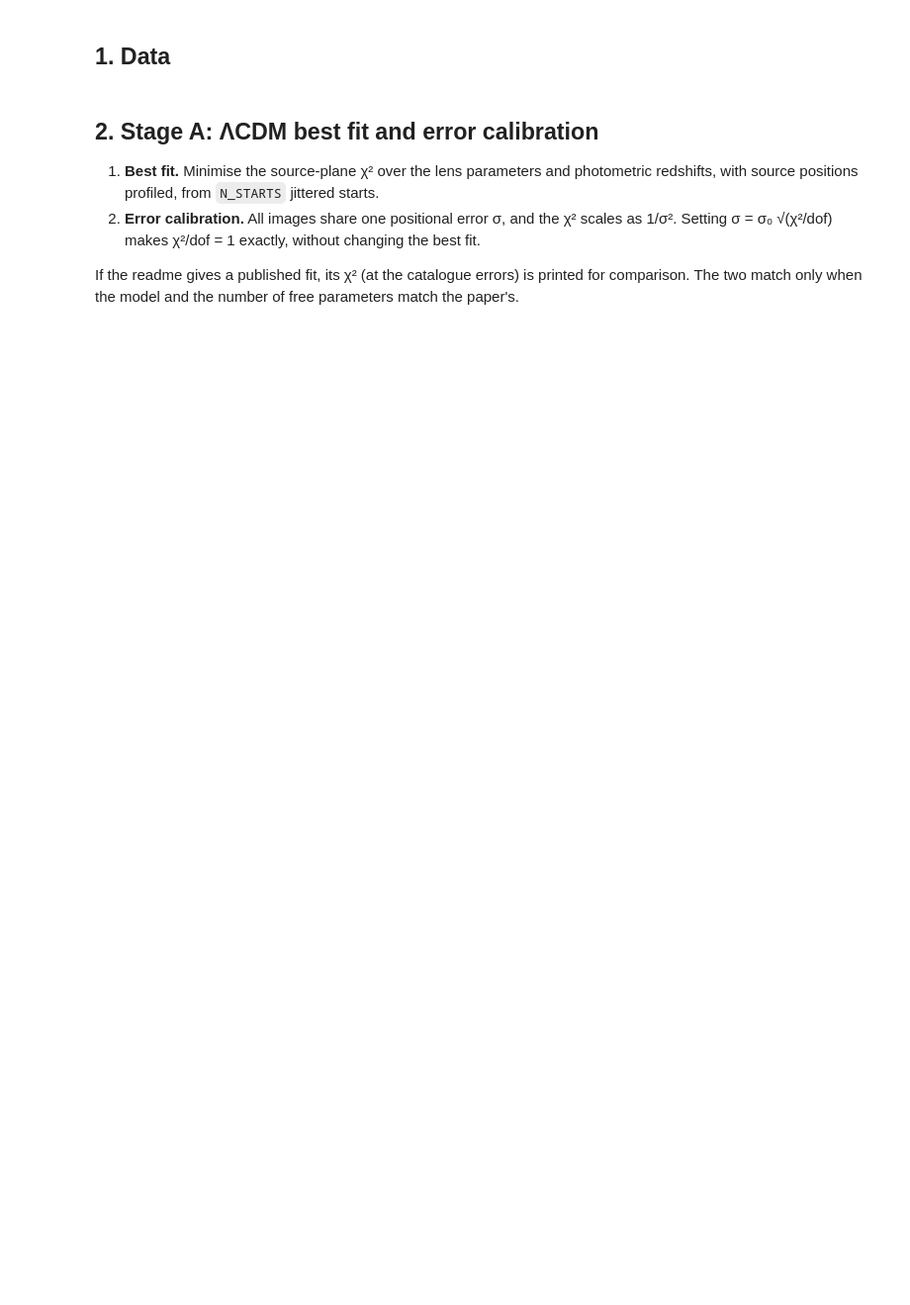
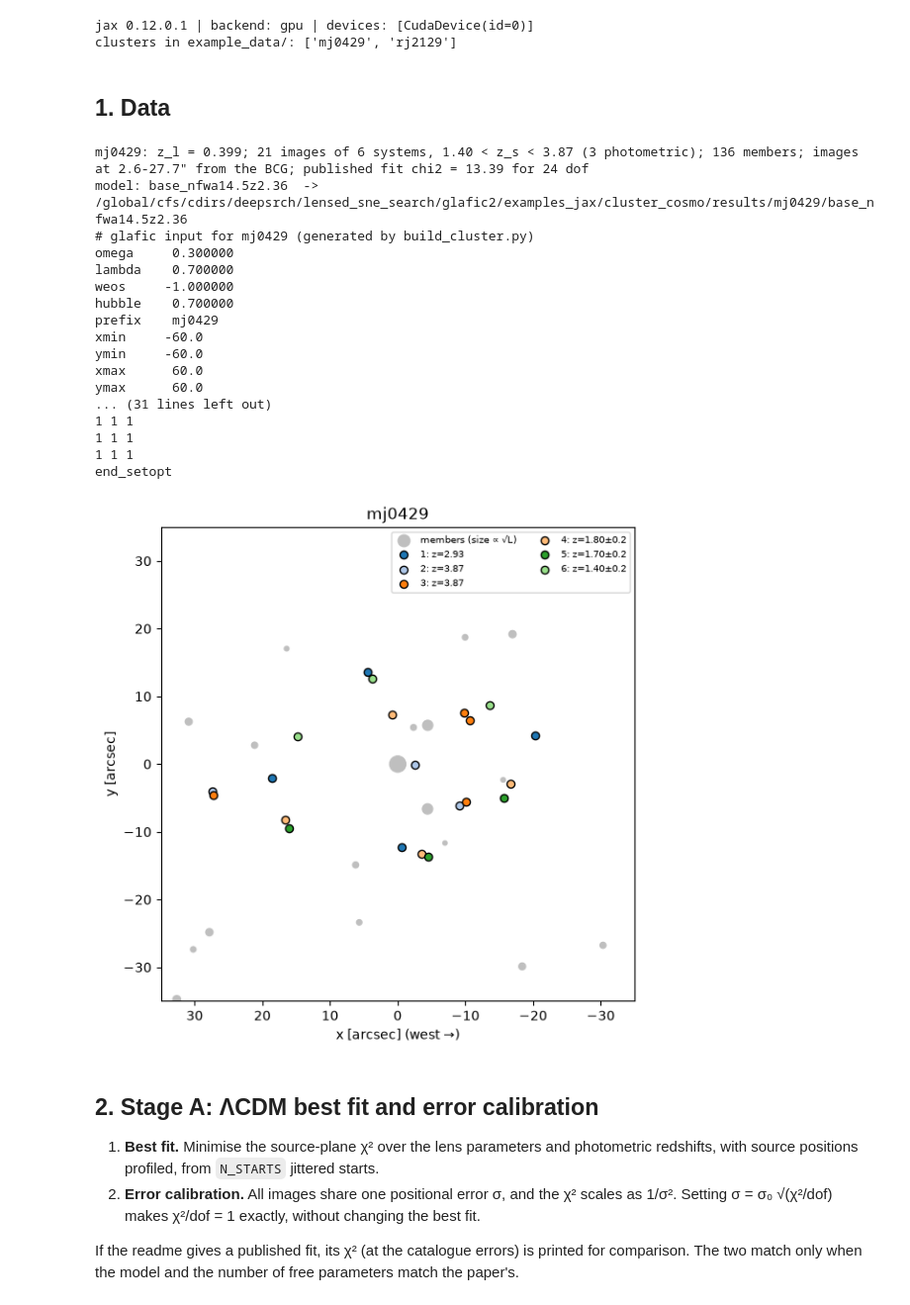
Before and after one commit to williyamshoe/glafic2, a Jupyter notebook: examples_jax/cluster_cosmo/cluster_cosmo_hmc.ipynb, the cells around one changed output. Shown at 99% size. Cells and saved outputs as stored; diff of their text form; code cells hidden in the pictures; blank space fills up the shorter version.

```diff
--- a/examples_jax/cluster_cosmo/cluster_cosmo_hmc.ipynb
+++ b/examples_jax/cluster_cosmo/cluster_cosmo_hmc.ipynb
@@ -89,12 +93,14 @@ print("jax", jax.__version__, "| backend:", jax.default_backend(), "| devices:",
 print("clusters in example_data/:", build.available())
 
 # ---------------- configuration ----------------
-CLUSTER = os.environ.get("GLAFIC_CLUSTER", "rj2129")   # folder name in example_data/
+CLUSTER = os.environ.get("GLAFIC_CLUSTER", "mj0429")   # folder name in example_data/  rj2129
 CLUSTER_MODEL = {                 # per-cluster additions to the base recipe
     "rj2129": dict(mpoles=[(3, 2)]),       # m = 3 needed to form images 3.2/3.3
+    "mj0429": dict(shear=False),           # γ_ext = 0.012 ± 0.012: free shear only adds an unconstrained angle
 }
 MPOLES = CLUSTER_MODEL.get(CLUSTER, {}).get("mpoles", [])   # (m, n) multipoles centred on the BCG
 BCG = CLUSTER_MODEL.get(CLUSTER, {}).get("bcg", False)      # model the BCG separately
+SHEAR = CLUSTER_MODEL.get(CLUSTER, {}).get("shear", True)   # external shear (amplitude, angle)
 MAG_CAP = 0.0                     # 0 = glafic's exact source-plane chi2 (do not cap; see above)
 POS_ERR0 = 0.4                    # catalogue positional error [arcsec], before rescaling
 CALIBRATE_ERRORS = True           # rescale errors so that the LCDM best fit has chi2/dof = 1
@@ -104,7 +110,7 @@ NFW_ALPHA_R = None                # [arcsec]; None = median image distance from
 NFW_ALPHA_ZS = None               # source z for the deflection; None = median z_s
 COSMO_REPARAM = {"wa": ("offset", "weos", -3.0, 0.0)}   # sample w0 + wa in [-3, 0)
 NUTS_KW = dict(num_chains=4, num_warmup=1000, num_samples=1000, target_accept=0.95,
-               max_tree_depth=8, init="map", init_jitter=0.01, use_approx_mass=False, chunk=250)
+               max_tree_depth=10, init="map", init_jitter=0.01, use_approx_mass=False, chunk=250)
 AIES_KW = dict(num_warmup=5000, num_samples=5000, thinning=5, init_jitter=0.005, chunk=1000)
 RUN_A, RUN_B, RUN_C, RUN_D = True, True, True, True
 SMOKE_TEST = False                # tiny runs, to check that the notebook works end to end
@@ -113,6 +119,9 @@ RESULTS = os.path.join(HERE, "results_smoke" if SMOKE_TEST else "results", CLUST
 if SMOKE_TEST:
     NUTS_KW.update(num_chains=2, num_warmup=20, num_samples=20, chunk=10, max_tree_depth=5)
     AIES_KW.update(num_warmup=100, num_samples=100, thinning=1, chunk=50)
+# %% [output]
+jax 0.12.0.1 | backend: gpu | devices: [CudaDevice(id=0)]
+clusters in example_data/: ['mj0429', 'rj2129']
 # %% [markdown]
 ## 1. Data
 # %%
@@ -131,35 +140,55 @@ if NFW_ALPHA_R is None:
 if NFW_ALPHA_ZS is None:
     NFW_ALPHA_ZS = float(np.round(np.median(zs_all), 2))
 REPARAM = {"lens1_anfw_p2": ("nfw_alpha", NFW_ALPHA_R, NFW_ALPHA_ZS) if USE_NFW_ALPHA else "log10",
            "lens2_gals_p7": "log10"}          # member truncation radius: flat in log10
 
 # results folder for this model setup
-TAG = "_".join(["base"] + [f"mpole{m}{n}" for m, n in MPOLES] + (["bcg"] if BCG else [])
+TAG = "_".join(["base"] + ([] if SHEAR else ["noshear"]) + [f"mpole{m}{n}" for m, n in MPOLES]
+               + (["bcg"] if BCG else [])
                + [f"nfwa{NFW_ALPHA_R:g}z{NFW_ALPHA_ZS:g}" if USE_NFW_ALPHA else "log10M"])
 RUN_DIR = os.path.join(RESULTS, TAG)
 os.makedirs(RUN_DIR, exist_ok=True)
 print(f"model: {TAG}  ->  {RUN_DIR}")
 
 
 def write_files(outdir, pos_err):
-    return build.write_all(CLUSTER, outdir, mpoles=MPOLES, bcg=BCG, pos_err=pos_err)
+    return build.write_all(CLUSTER, outdir, mpoles=MPOLES, bcg=BCG, shear=SHEAR, pos_err=pos_err)
 
 
 write_files(RUN_DIR, POS_ERR0)
 print(open(os.path.join(RUN_DIR, f"{CLUSTER}.input")).read().split("start_command")[0])
 
 gals = cl["gals"][1:] if BCG else cl["gals"]
 cmap = plt.get_cmap("tab20")
 fig, ax = plt.subplots(figsize=(6.5, 6.5))
 ax.scatter(gals[:, 0], gals[:, 1], s=150 * gals[:, 2] ** 0.5, c="0.75", label="members (size ∝ √L)")
 for k, (sid, s) in enumerate(systems.items()):
     xy = np.array(s["xy"])
     ax.scatter(xy[:, 0], xy[:, 1], s=35, color=cmap(k % 20), edgecolor="k", zorder=3,
                label=f"{sid}: z={s['zs']:.2f}" + (f"±{s['zerr']:.1f}" if s['zerr'] > 0 else ""))
 ax.set_xlim(LIM, -LIM); ax.set_ylim(-LIM, LIM); ax.set_aspect("equal")
 ax.set_xlabel("x [arcsec] (west →)"); ax.set_ylabel("y [arcsec]"); ax.legend(fontsize=7, ncol=2)
 ax.set_title(CLUSTER)
 plt.show()
+# %% [output]
+mj0429: z_l = 0.399; 21 images of 6 systems, 1.40 < z_s < 3.87 (3 photometric); 136 members; images at 2.6-27.7" from the BCG; published fit chi2 = 13.39 for 24 dof
+model: base_nfwa14.5z2.36  ->  /global/cfs/cdirs/deepsrch/lensed_sne_search/glafic2/examples_jax/cluster_cosmo/results/mj0429/base_nfwa14.5z2.36
+# glafic input for mj0429 (generated by build_cluster.py)
+omega     0.300000
+lambda    0.700000
+weos     -1.000000
+hubble    0.700000
+prefix    mj0429
+xmin     -60.0
+ymin     -60.0
+xmax      60.0
+ymax      60.0
+... (31 lines left out)
+1 1 1
+1 1 1
+1 1 1
+end_setopt
+[figure, added]
 # %%
 def capdir(cap):
     d = os.path.join(RUN_DIR, f"cap{cap:g}")
```
Also changed, not shown: parts of 11 cells of this notebook, 2 other files.
